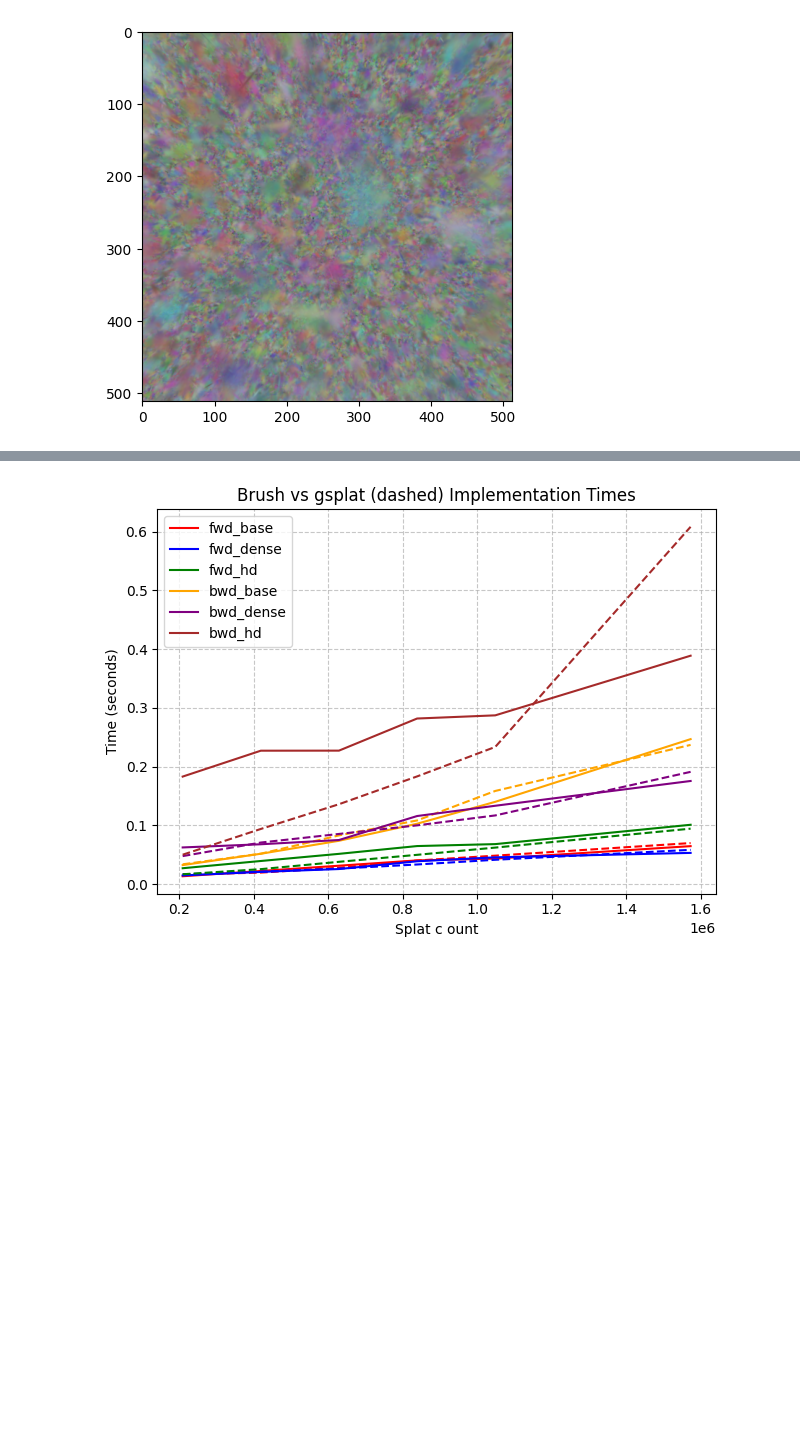
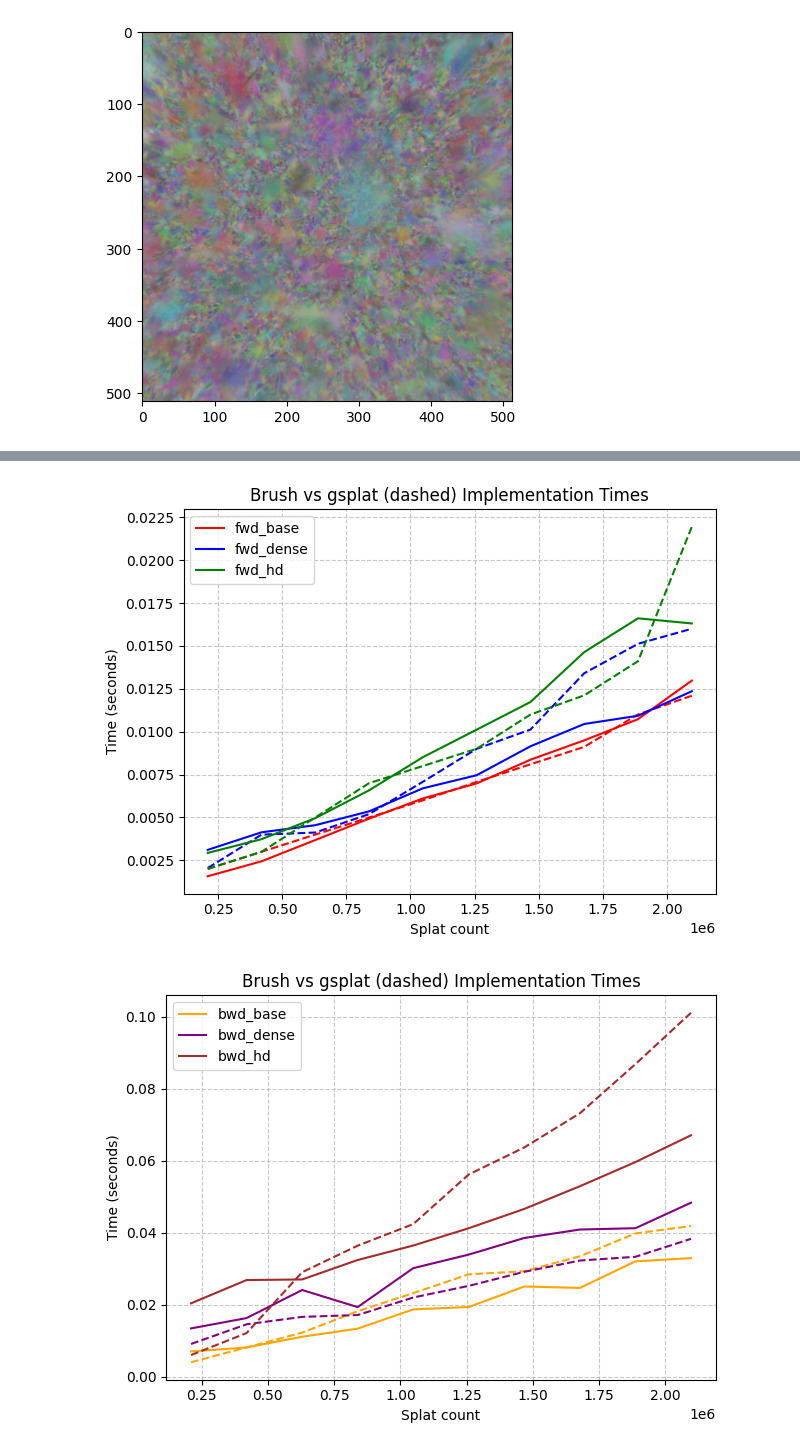
Before and after one commit to wartron/brush, a Jupyter notebook: crates/brush-render/test_cases/NerfStudioRefGen.ipynb, the cells around one changed output, grey strips where cells are left out. Drawn from its saved outputs; the diff is of its cells as text; code cells hidden in the pictures; blank space fills up the shorter version.

Commit message:
More bench stuff

```diff
--- a/crates/brush-render/test_cases/NerfStudioRefGen.ipynb
+++ b/crates/brush-render/test_cases/NerfStudioRefGen.ipynb
@@ -326,11 +326,11 @@ generate_bench_data()
 [figure]
 # %%
 
-BENCH_DENSITIES = [0.1, 0.2, 0.3, 0.4, 0.5]
+BENCH_DENSITIES = [0.1, 0.2, 0.3, 0.4, 0.5, 0.6, 0.7, 0.8, 0.9, 1.0]
 DENSE_MULT = 0.25
 
-TARGET_SAMPLE_COUNT = 20
-INTERNAL_ITERS = 8
+TARGET_SAMPLE_COUNT = 40
+INTERNAL_ITERS = 2
 
 def bench_general(point_frac: float, mean_mult: float, w: int, h: int, calc_grads: bool):
     # Generate camera
@@ -442,32 +439,45 @@ rust_times = {
+# %%
+rust_times = {
+    "bwd_base": [7.005, 8.113, 11.09, 13.34, 18.69, 19.36, 25.05, 24.66, 32.05, 32.94],
+    "bwd_dense": [13.41, 16.28, 24.08, 19.33, 30.15, 33.93, 38.54, 40.89, 41.26, 48.35],
+    "bwd_hd": [20.38, 26.85, 27.01, 32.42, 36.44, 41.26, 46.62, 52.92, 59.64, 67.08],
+    "fwd_base": [1.574, 2.445, 3.685, 4.931, 6.111, 6.986, 8.367, 9.496, 10.73, 12.98],
+    "fwd_dense": [3.112, 4.135, 4.55, 5.357, 6.7, 7.463, 9.149, 10.45, 10.93, 12.36],
+    "fwd_hd": [2.934, 3.735, 4.962, 6.584, 8.515, 10.12, 11.73, 14.64, 16.61, 16.31]
+}
 # %%
-# Colors for each type of line
-colors = ['red', 'blue', 'green', 'orange', 'purple', 'brown']
+for bench_type in ['fwd', 'bwd']:
+    # Colors for each type of line
+    colors = ['red', 'blue', 'green', 'orange', 'purple', 'brown']
 
-# Plot lines
-for key, color in zip(bench_times.keys(), colors):
-    rust_values = rust_times[key]
-    python_values = bench_times[key]
+    # Plot lines
+    for key, color in zip(bench_times.keys(), colors):
+        if not bench_type in key:
+            continue
+        rust_values = rust_times[key]
+        python_values = bench_times[key]
 
-    counts = np.array(BENCH_DENSITIES) * (2 ** 21)
+        counts = np.array(BENCH_DENSITIES) * (2 ** 21)
 
-    plt.plot(counts, np.array(rust_values) / 1000.0, label=key, color=color, linestyle='-')
-    plt.plot(counts, python_values, color=color, linestyle='--')
+        plt.plot(counts, np.array(rust_values) / 1000.0, label=key, color=color, linestyle='-')
+        plt.plot(counts, python_values, color=color, linestyle='--')
 
-# Customize the plot
-plt.xlabel('Splat c ount')
-plt.ylabel('Time (seconds)')
-plt.title('Brush vs gsplat (dashed) Implementation Times')
-plt.legend(bbox_to_anchor=(1.05, 1), loc='upper left')
-plt.grid(True, linestyle='--', alpha=0.7)
+    # Customize the plot
+    plt.xlabel('Splat count')
+    plt.ylabel('Time (seconds)')
+    plt.title('Brush vs gsplat (dashed) Implementation Times')
+    plt.legend(bbox_to_anchor=(1.05, 1), loc='upper left')
+    plt.grid(True, linestyle='--', alpha=0.7)
 
-legend1 = plt.legend(bbox_to_anchor=(1.05, 1), loc='upper left')
-plt.gca().add_artist(legend1)
-plt.legend(loc='upper left')
+    legend1 = plt.legend(bbox_to_anchor=(1.05, 1), loc='upper left')
+    plt.gca().add_artist(legend1)
+    plt.legend(loc='upper left')
 
-# Adjust layout to prevent cutting off labels
-plt.tight_layout()
+    # Adjust layout to prevent cutting off labels
+    plt.tight_layout()
 
-# Show the plot
-plt.show()
+    # Show the plot
+    plt.show()
 # %% [output]
-[figure, old version]
+[figure, new version]
+[figure, added]
```
Also changed, not shown: parts of 3 cells of this notebook, 1 other file.
